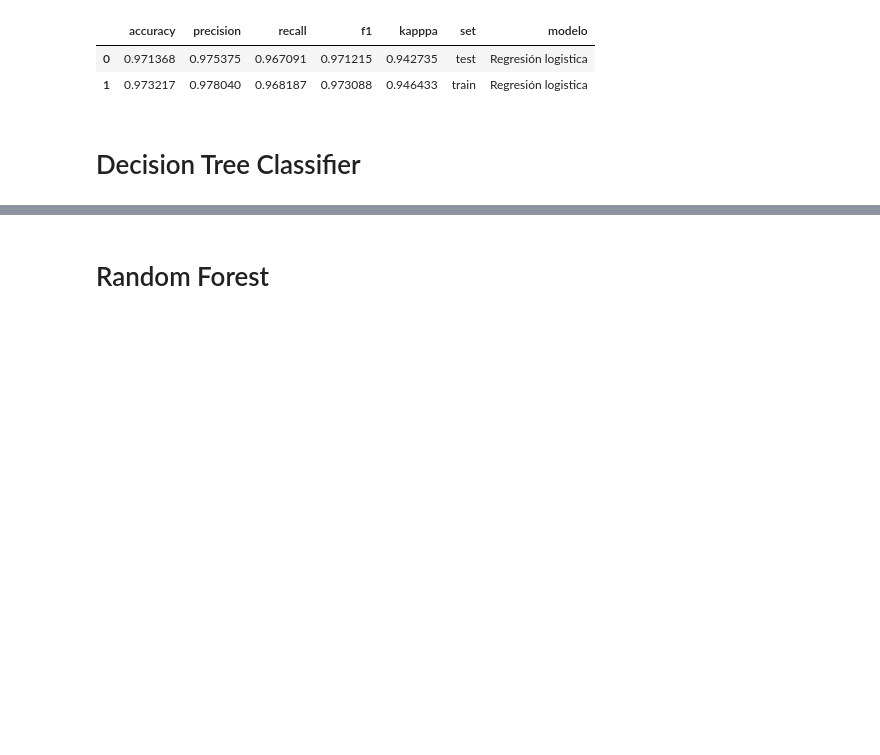
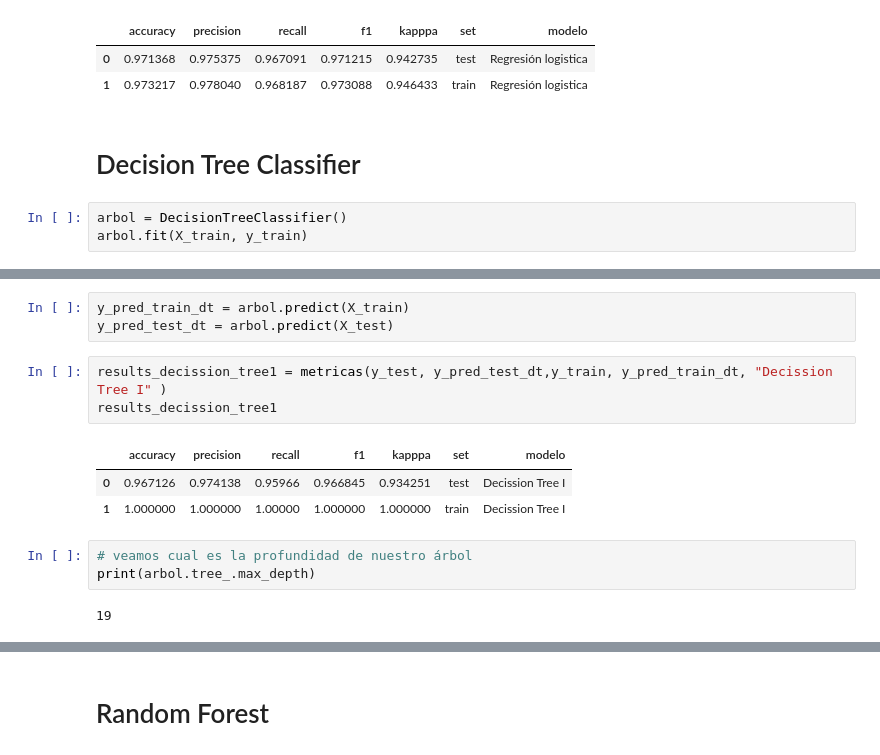
Before and after one commit to luceromendozab/Churn_Project, a Jupyter notebook: notebooks/Ajuste de modelo Variable Respuesta Balanceada.ipynb, the cells around one changed output, grey strips where cells are left out. Saved outputs shown, nothing was run; the diff lists cells and outputs as text; blank space fills up the shorter version.

```diff
--- a/notebooks/Ajuste de modelo Variable Respuesta Balanceada.ipynb
+++ b/notebooks/Ajuste de modelo Variable Respuesta Balanceada.ipynb
@@ -170,3 +170,6 @@ results_logistic
 | 1 | 0.973217 | 0.978040 | 0.968187 | 0.973088 | 0.946433 | train | Regresión logistica |
 # %% [markdown]
 # Decision Tree Classifier
+# %%
+arbol = DecisionTreeClassifier()
+arbol.fit(X_train, y_train)
@@ -172,0 +185,15 @@ results_logistic
+# %%
+y_pred_train_dt = arbol.predict(X_train)
+y_pred_test_dt = arbol.predict(X_test)
+# %%
+results_decission_tree1 = metricas(y_test, y_pred_test_dt,y_train, y_pred_train_dt, "Decission Tree I" )
+results_decission_tree1
+# %% [output]
+|  | accuracy | precision | recall | f1 | kapppa | set | modelo |
+| 0 | 0.967126 | 0.974138 | 0.95966 | 0.966845 | 0.934251 | test | Decission Tree I |
+| 1 | 1.000000 | 1.000000 | 1.00000 | 1.000000 | 1.000000 | train | Decission Tree I |
+# %%
+# veamos cual es la profundidad de nuestro árbol
+print(arbol.tree_.max_depth)
+# %% [output]
+19
```
Also changed, not shown: parts of 23 cells of this notebook, 1 other file.
